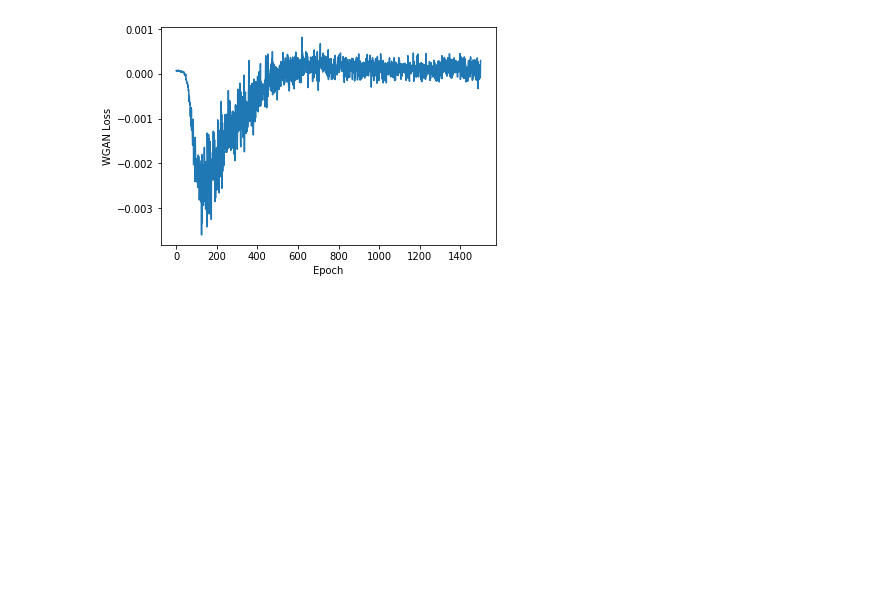
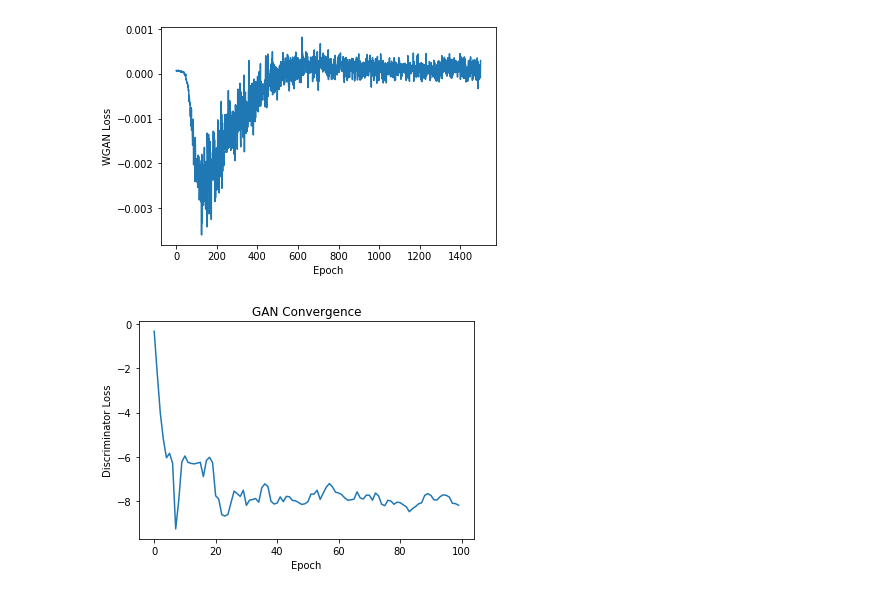
Before and after one commit to kojino/GAN-Convergence, a Jupyter notebook: script/mnist.ipynb, the cells around one changed output. Cells and saved outputs as stored; diff of their text form; code cells hidden in the pictures; blank space fills up the shorter version.

```diff
--- a/script/mnist.ipynb
+++ b/script/mnist.ipynb
@@ -478,3 +504,15 @@ plt.xlabel('Epoch')
 plt.show()
 # %% [output]
 [figure]
+# %%
+import numpy as np
+losses = np.loadtxt('gan_discriminator_losses.csv',delimiter=',')
+
+import matplotlib.pyplot as plt
+plt.plot(losses)
+plt.ylabel('Discriminator Loss')
+plt.xlabel('Epoch')
+plt.title('GAN Convergence')
+plt.show()
+# %% [output]
+[figure, added]
```
Also changed, not shown: parts of 3 cells of this notebook, 7 other files.
